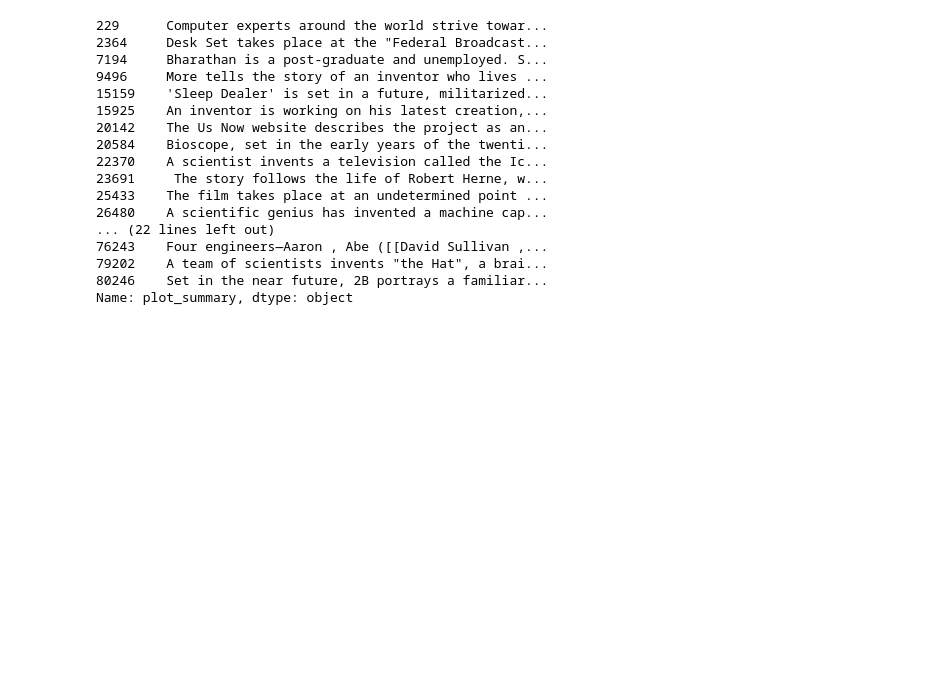
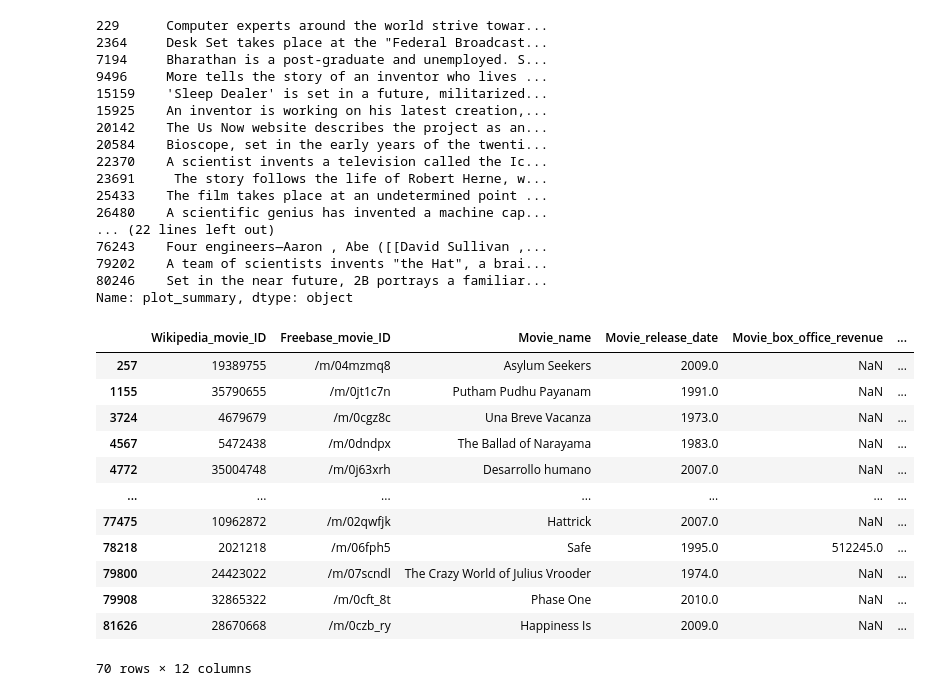
Before and after one commit to epfl-ada/ada-2024-project-astonishingdataavengers24, a Jupyter notebook: src/df_movies_themes/Find_movies.ipynb, the cells around one changed output. Drawn from its saved outputs; the diff is of its cells as text; code cells hidden in the pictures; blank space fills up the shorter version.

```diff
--- a/src/df_movies_themes/Find_movies.ipynb
+++ b/src/df_movies_themes/Find_movies.ipynb
@@ -273,3 +274,24 @@ Name: plot_summary, dtype: object
 # %%
 output_file = "df_movies/movies_tech.csv"
 df_movies_tech.to_csv(output_file, index=False)
+# %%
+query_health = model_miniLM.encode(["Health"])
+
+similarities_health = cosine_similarity(query_health, movie_embeddings).flatten()
+ids_health = [movie_ids[i] for i, sim in enumerate(similarities_health) if sim > 0.28]
+df_movies_health = df_movies[df_movies['Wikipedia_movie_ID'].isin(ids_health)] #| df_movies['Movie_genres'].str.contains('Science Fiction', na=False)]
+df_movies_health
+# %% [output]
+|  | Wikipedia_movie_ID | Freebase_movie_ID | Movie_name | Movie_release_date | Movie_box_office_revenue | ... |
+| 257 | 19389755 | /m/04mzmq8 | Asylum Seekers | 2009.0 | NaN | ... |
+| 1155 | 35790655 | /m/0jt1c7n | Putham Pudhu Payanam | 1991.0 | NaN | ... |
+| 3724 | 4679679 | /m/0cgz8c | Una Breve Vacanza | 1973.0 | NaN | ... |
+| 4567 | 5472438 | /m/0dndpx | The Ballad of Narayama | 1983.0 | NaN | ... |
+| 4772 | 35004748 | /m/0j63xrh | Desarrollo humano | 2007.0 | NaN | ... |
+| ... | ... | ... | ... | ... | ... | ... |
+| 77475 | 10962872 | /m/02qwfjk | Hattrick | 2007.0 | NaN | ... |
+| 78218 | 2021218 | /m/06fph5 | Safe | 1995.0 | 512245.0 | ... |
+| 79800 | 24423022 | /m/07scndl | The Crazy World of Julius Vrooder | 1974.0 | NaN | ... |
+| 79908 | 32865322 | /m/0cft_8t | Phase One | 2010.0 | NaN | ... |
+| 81626 | 28670668 | /m/0czb_ry | Happiness Is | 2009.0 | NaN | ... |
+70 rows × 12 columns
```
Also changed, not shown: parts of 20 cells of this notebook, 5 other files.
